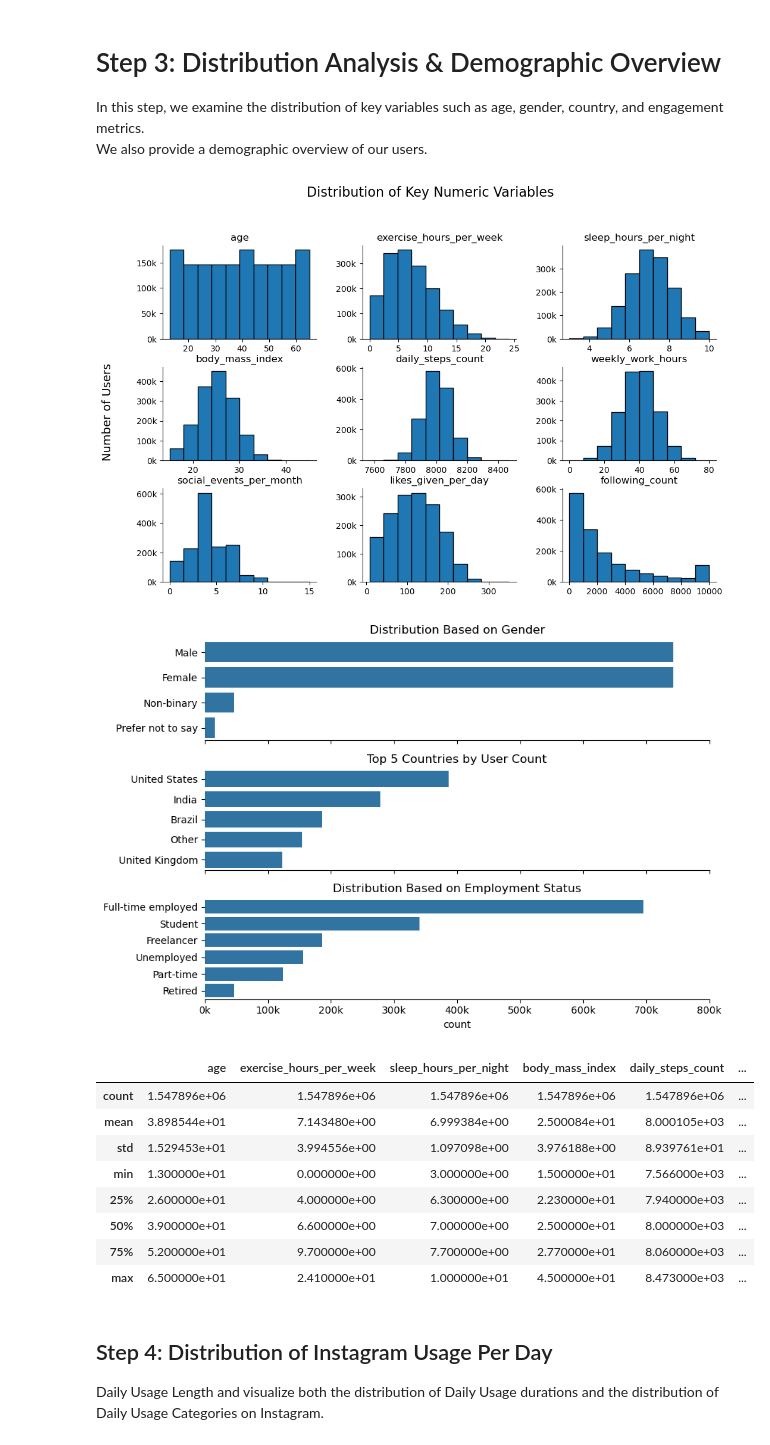
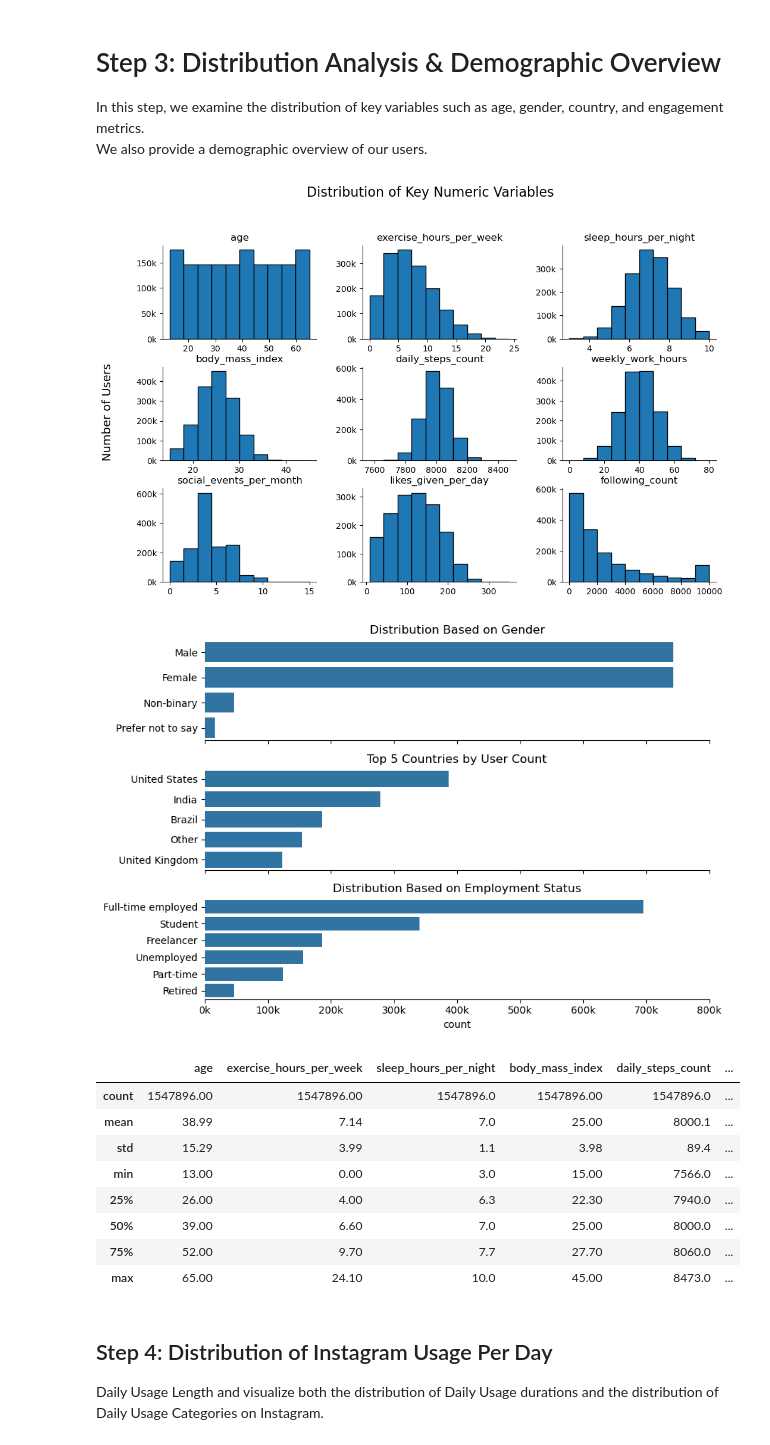
Before and after one commit to okpalajason2-source/instagram_user_analysis, a Jupyter notebook: instagram_analysis.ipynb, the cells around one changed output. Drawn from its saved outputs; the diff is of its cells as text; code cells hidden in the pictures.

Commit message:
Update execution counts and format statistical summary output in analysis notebook

```diff
--- a/instagram_analysis.ipynb
+++ b/instagram_analysis.ipynb
@@ -82,42 +82,42 @@ fig, ax = plt.subplots(3, 1, figsize=(9, 6), sharex=True)
 sns.countplot(data=df, y='gender', ax=ax[0], order=df['gender'].value_counts().index)
 ax[0].set_xlim(0, 800000)
 ax[0].set_title('Distribution Based on Gender')
 ax[0].set_xlabel('User Count')
 ax[0].set_ylabel('')
 ax[0].xaxis.set_major_formatter(plt.FuncFormatter(lambda x, pos: f'{int(x/1000)}k'))
 
 # Plot 2: Top 5 Countries by User Count
 sns.countplot(data=df, y='country', ax=ax[1], order=top_5_countries)
 ax[1].set_title('Top 5 Countries by User Count')
 ax[1].set_ylabel('')
 ax[1].xaxis.set_major_formatter(plt.FuncFormatter(lambda x, pos: f'{int(x/1000)}k'))
 
 # Plot 3 Distribution by Employment Status
 sns.countplot(data=df, y='employment_status', ax=ax[2], order=df['employment_status'].value_counts().index)
 ax[2].set_title('Distribution Based on Employment Status')
 ax[2].set_ylabel('')
 ax[2].xaxis.set_major_formatter(plt.FuncFormatter(lambda x, pos: f'{int(x/1000)}k'))
 
 
 # Adjust layout and display plots
 sns.despine(left=True)
 plt.tight_layout()
 plt.show()
 
 # Statistical Summary of Numeric Variables
-df[numeric_cols].describe()
+display(df[numeric_cols].describe().round(2))
 # %% [output]
 [figure]
 [figure]
 |  | age | exercise_hours_per_week | sleep_hours_per_night | body_mass_index | daily_steps_count | ... |
-| count | 1.547896e+06 | 1.547896e+06 | 1.547896e+06 | 1.547896e+06 | 1.547896e+06 | ... |
-| mean | 3.898544e+01 | 7.143480e+00 | 6.999384e+00 | 2.500084e+01 | 8.000105e+03 | ... |
-| std | 1.529453e+01 | 3.994556e+00 | 1.097098e+00 | 3.976188e+00 | 8.939761e+01 | ... |
-| min | 1.300000e+01 | 0.000000e+00 | 3.000000e+00 | 1.500000e+01 | 7.566000e+03 | ... |
-| 25% | 2.600000e+01 | 4.000000e+00 | 6.300000e+00 | 2.230000e+01 | 7.940000e+03 | ... |
-| 50% | 3.900000e+01 | 6.600000e+00 | 7.000000e+00 | 2.500000e+01 | 8.000000e+03 | ... |
-| 75% | 5.200000e+01 | 9.700000e+00 | 7.700000e+00 | 2.770000e+01 | 8.060000e+03 | ... |
-| max | 6.500000e+01 | 2.410000e+01 | 1.000000e+01 | 4.500000e+01 | 8.473000e+03 | ... |
+| count | 1547896.00 | 1547896.00 | 1547896.0 | 1547896.00 | 1547896.0 | ... |
+| mean | 38.99 | 7.14 | 7.0 | 25.00 | 8000.1 | ... |
+| std | 15.29 | 3.99 | 1.1 | 3.98 | 89.4 | ... |
+| min | 13.00 | 0.00 | 3.0 | 15.00 | 7566.0 | ... |
+| 25% | 26.00 | 4.00 | 6.3 | 22.30 | 7940.0 | ... |
+| 50% | 39.00 | 6.60 | 7.0 | 25.00 | 8000.0 | ... |
+| 75% | 52.00 | 9.70 | 7.7 | 27.70 | 8060.0 | ... |
+| max | 65.00 | 24.10 | 10.0 | 45.00 | 8473.0 | ... |
 # %% [markdown]
 ## Step 4: Distribution of Instagram Usage Per Day
 Daily Usage Length and visualize both the distribution of Daily Usage durations and the distribution of Daily Usage Categories on Instagram.
```
